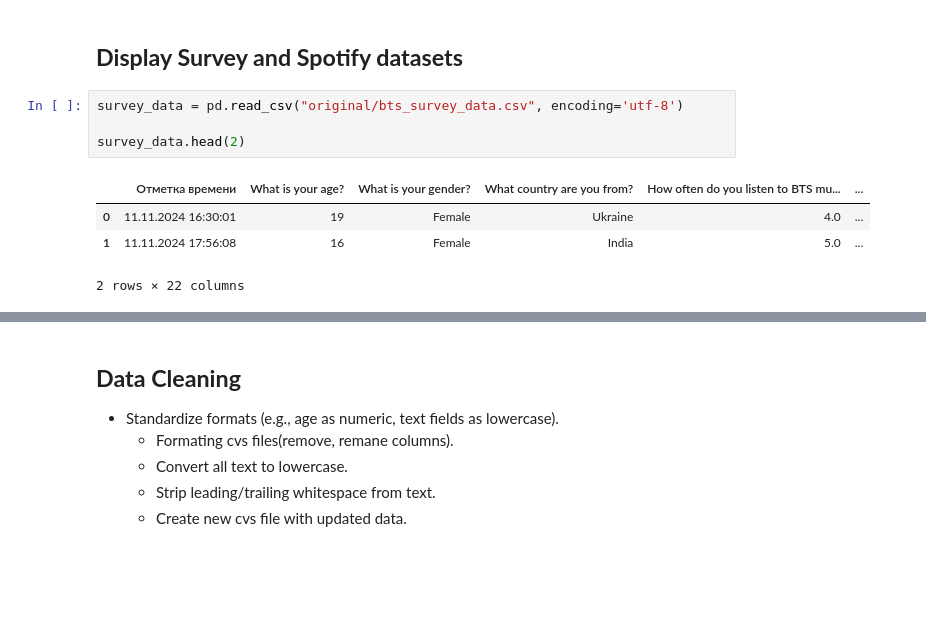
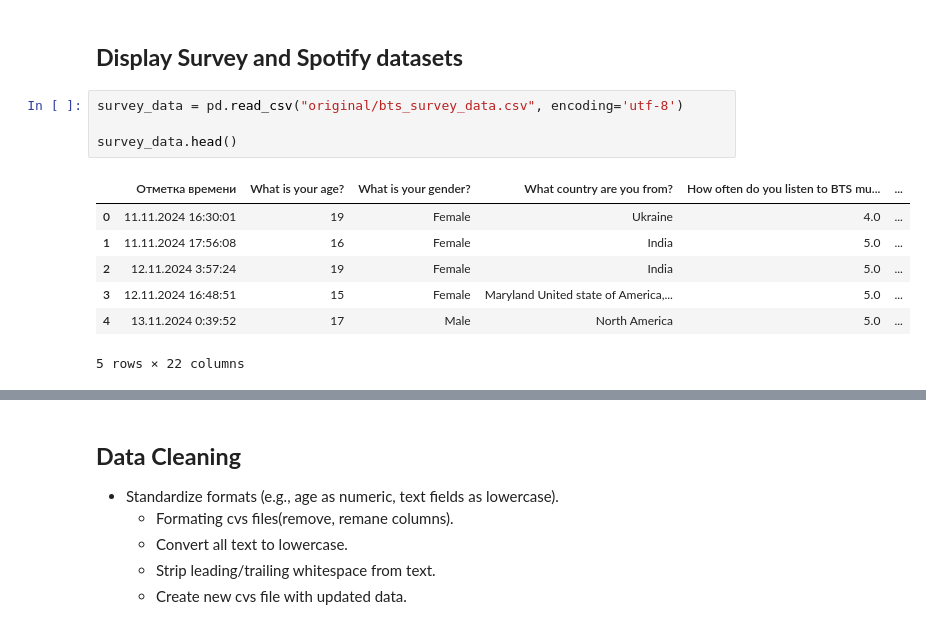
Before and after one commit to Yunnna005/DataAnalytics, a Jupyter notebook: BTS's_songs_analys.ipynb, the cells around one changed output, grey strips where cells are left out. Cells and saved outputs as stored; diff of their text form; blank space fills up the shorter version.

```diff
--- a/BTS's_songs_analys.ipynb
+++ b/BTS's_songs_analys.ipynb
@@ -37,11 +37,14 @@ Libraries are installed and working!
 # %%
 survey_data = pd.read_csv("original/bts_survey_data.csv", encoding='utf-8')
 
-survey_data.head(2)
+survey_data.head()
 # %% [output]
 |  | Отметка времени | What is your age? | What is your gender? | What country are you from? | How often do you listen to BTS mu... | ... |
 | 0 | 11.11.2024 16:30:01 | 19 | Female | Ukraine | 4.0 | ... |
 | 1 | 11.11.2024 17:56:08 | 16 | Female | India | 5.0 | ... |
+| 2 | 12.11.2024 3:57:24 | 19 | Female | India | 5.0 | ... |
+| 3 | 12.11.2024 16:48:51 | 15 | Female | Maryland United state of America,... | 5.0 | ... |
+| 4 | 13.11.2024 0:39:52 | 17 | Male | North America | 5.0 | ... |
-2 rows × 22 columns
+5 rows × 22 columns
 # %%
 spotify_data = pd.read_csv("original/bts_spotify_data.csv", encoding='utf-16le')
```
Also changed, not shown: parts of 4 cells of this notebook, 1 other file.
